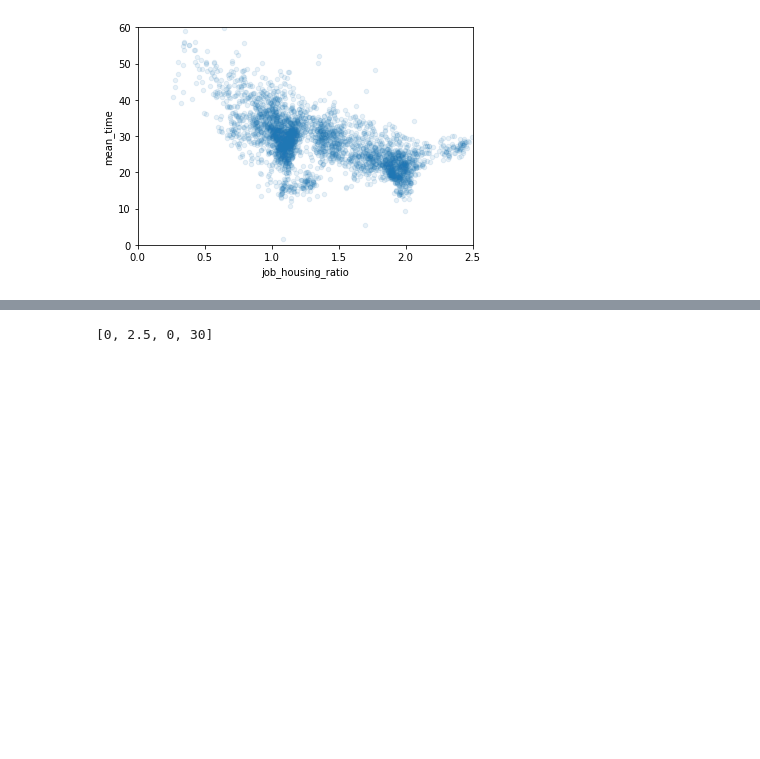
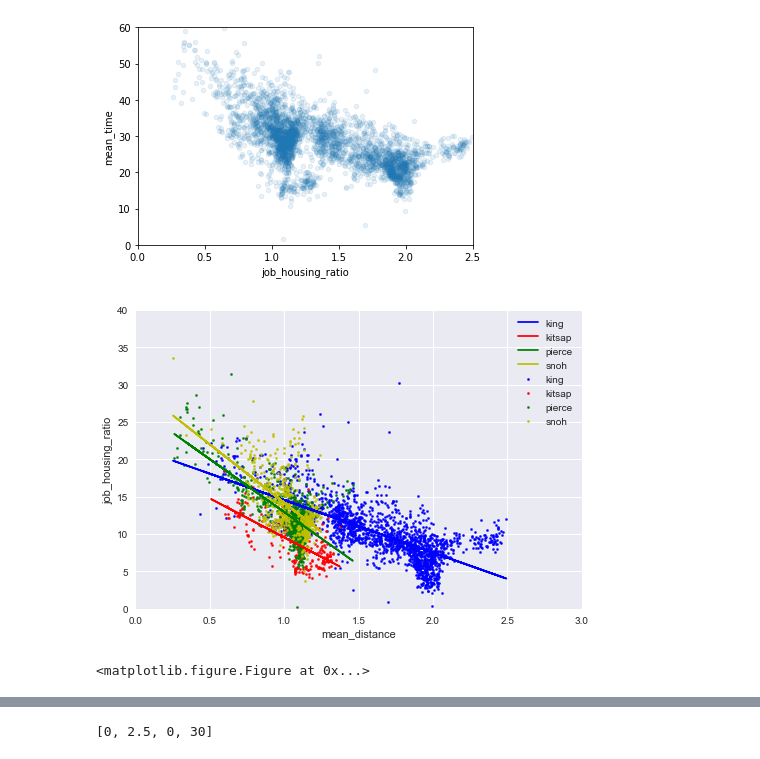
Before and after one commit to AngelaQYang/data_request, a Jupyter notebook: Job-Housing Bins Insights Viz.ipynb, the cells around one changed output, grey strips where cells are left out. Drawn from its saved outputs; the diff is of its cells as text; code cells hidden in the pictures; blank space fills up the shorter version.

Commit message:
visulize commute distance by counties

```diff
--- a/Job-Housing Bins Insights Viz.ipynb
+++ b/Job-Housing Bins Insights Viz.ipynb
@@ -78,3 +78,45 @@ plt.axis([0,2.5, 0, 60])
 # %% [output]
 [0, 2.5, 0, 60]
 [figure]
+# %%
+king_df = taz_df[taz_df['county_id'] == 33]
+king_df_x = king_df['job_housing_ratio']
+king_df_y = king_df['mean_dist']
+kt_df = taz_df[taz_df['county_id'] == 35]
+kt_df_x = kt_df['job_housing_ratio']
+kt_df_y = kt_df['mean_dist']
+p_df = taz_df[taz_df['county_id'] == 53]
+p_df_x = p_df['job_housing_ratio']
+p_df_y = p_df['mean_dist']
+s_df = taz_df[taz_df['county_id'] == 61]
+s_df_x = s_df['job_housing_ratio']
+s_df_y = s_df['mean_dist']
+
+fig = plt.figure()
+ax1 = fig.add_subplot(111)
+ax1.scatter(king_df_x, king_df_y, s=5, c='b', marker="o", label='king')
+b, m = polyfit(king_df_x, king_df_y, 1)
+plt.plot(king_df_x, b + m * king_df_x, '-', c = 'b', label = 'king')
+
+ax1.scatter(kt_df_x,kt_df_y, s=5, c='r', marker="o", label='kitsap')
+b, m = polyfit(kt_df_x, kt_df_y, 1)
+plt.plot(kt_df_x, b + m * kt_df_x, '-', c = 'r', label = 'kitsap')
+
+ax1.scatter(p_df_x, p_df_y, s=5, c='g', marker="o", label='pierce')
+b, m = polyfit(p_df_x, p_df_y, 1)
+plt.plot(p_df_x, b + m * p_df_x, '-', c = 'g', label = 'pierce')
+
+ax1.scatter(s_df_x,s_df_y, s=5, c='y', marker="o", label='snoh')
+b, m = polyfit(s_df_x, s_df_y, 1)
+plt.plot(s_df_x, b + m * s_df_x, '-', c = 'y', label = 'snoh')
+
+plt.xlabel("mean_distance")
+plt.ylabel("job_housing_ratio")
+plt.legend(loc='upper right')
+plt.axis([0,3.0, 0, 40])
+plt.figure(figsize=(10,10))
+
+plt.show()
+# %% [output]
+[figure, added]
+<matplotlib.figure.Figure at 0x...>
```
Also changed, not shown: parts of 8 cells of this notebook.
